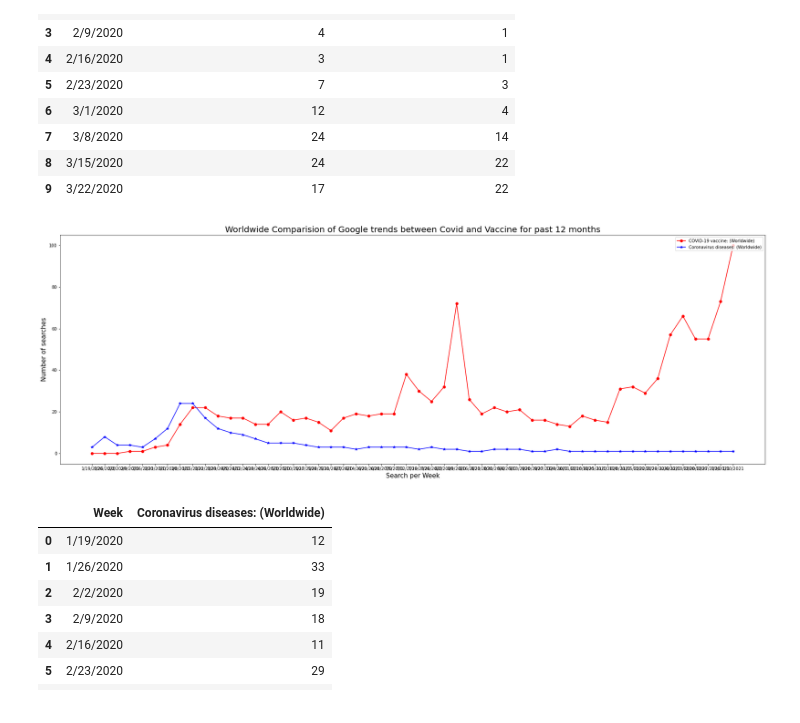
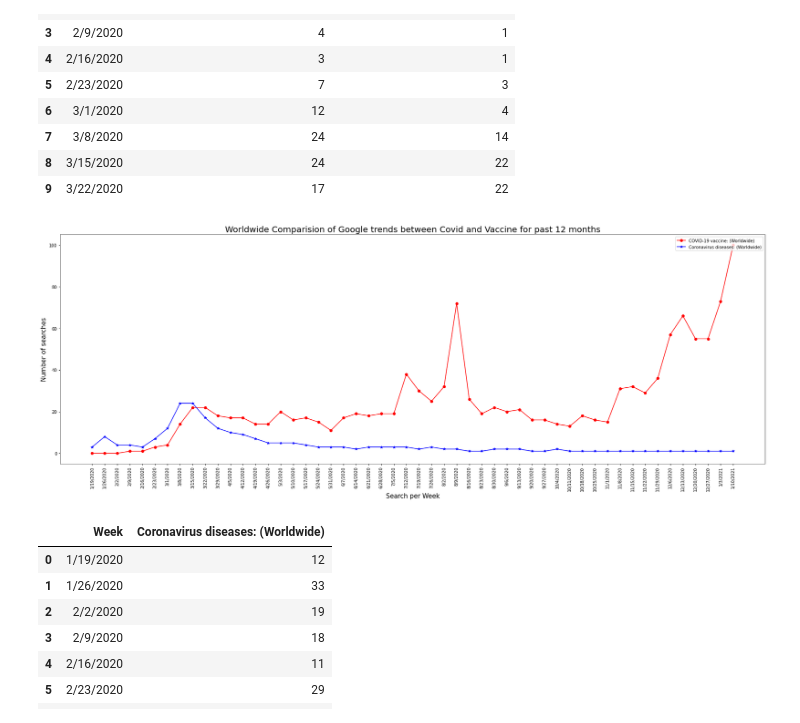
Before and after one commit to bakshishreya/Google-trends, a Jupyter notebook: Untitled.ipynb, the cells around one changed output. Cells and saved outputs as stored; diff of their text form; code cells hidden in the pictures.

```diff
--- a/Untitled.ipynb
+++ b/Untitled.ipynb
@@ -31,18 +31,19 @@ file_one_df.head(10)
 # %%
 plt.figure(figsize=(30,10))
 keywords=['COVID-19 vaccine: (Worldwide)','Coronavirus diseases: (Worldwide)']
 xaxis=file_one_df['Week']
 yaxis=file_one_df['Coronavirus diseases: (Worldwide)']
 yaxis2=file_one_df['COVID-19 vaccine: (Worldwide)']
 plt.plot(xaxis, yaxis2,'-o', color="red")
 plt.plot(xaxis, yaxis,'-*', color="blue")
 plt.title('Worldwide Comparision of Google trends between Covid and Vaccine for past 12 months',fontsize =20)
 plt.legend(keywords ,loc='upper right')
 plt.xlabel("Search per Week",fontsize =15)
 plt.ylabel("Number of searches",fontsize =15)
+plt.xticks(rotation="vertical")
 plt.show()
 # %% [output]
-[figure, old version]
+[figure, new version]
 # %%
 file_two_df.head(10)
 # %% [output]
```
Also changed, not shown: parts of 1 cell of this notebook.
